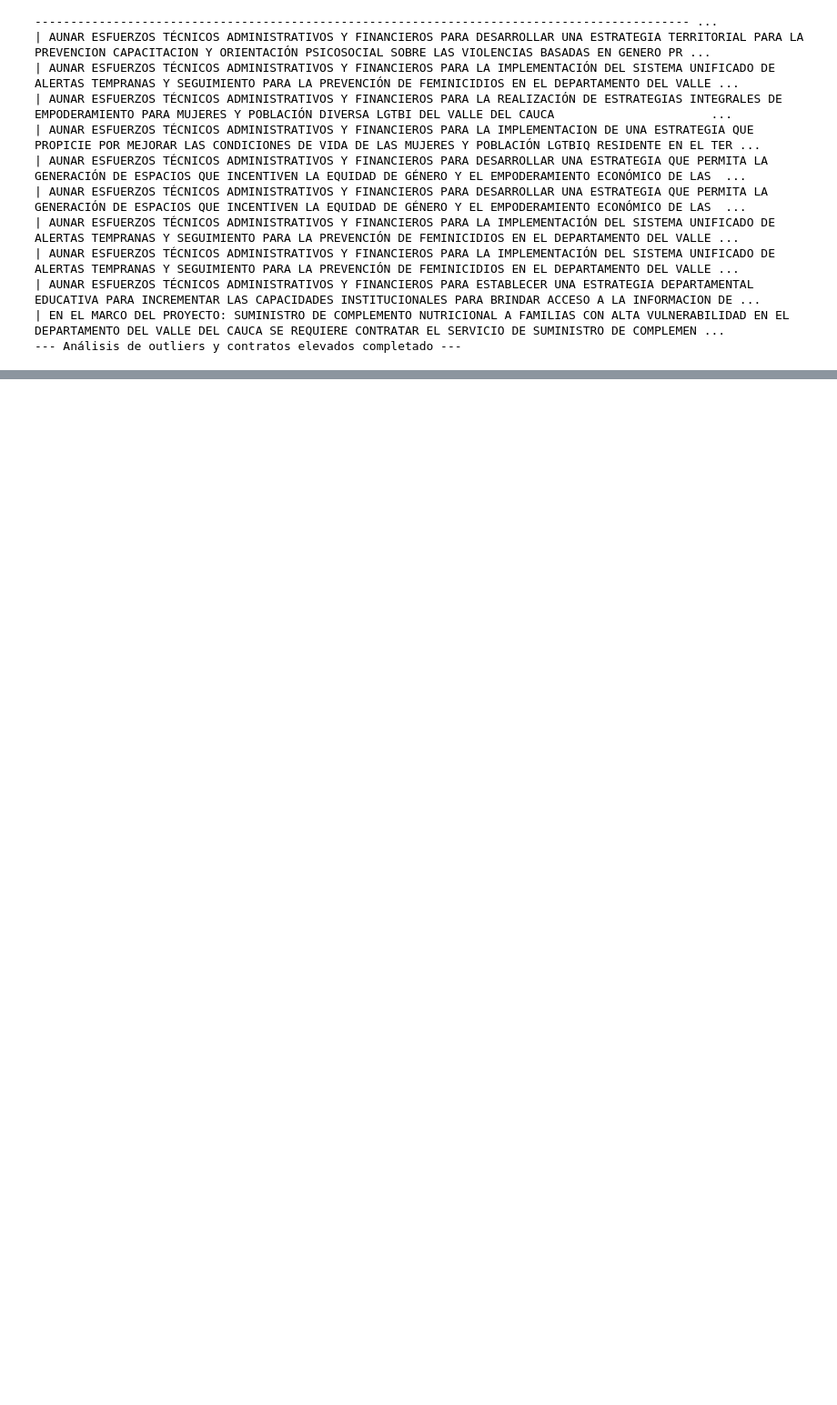
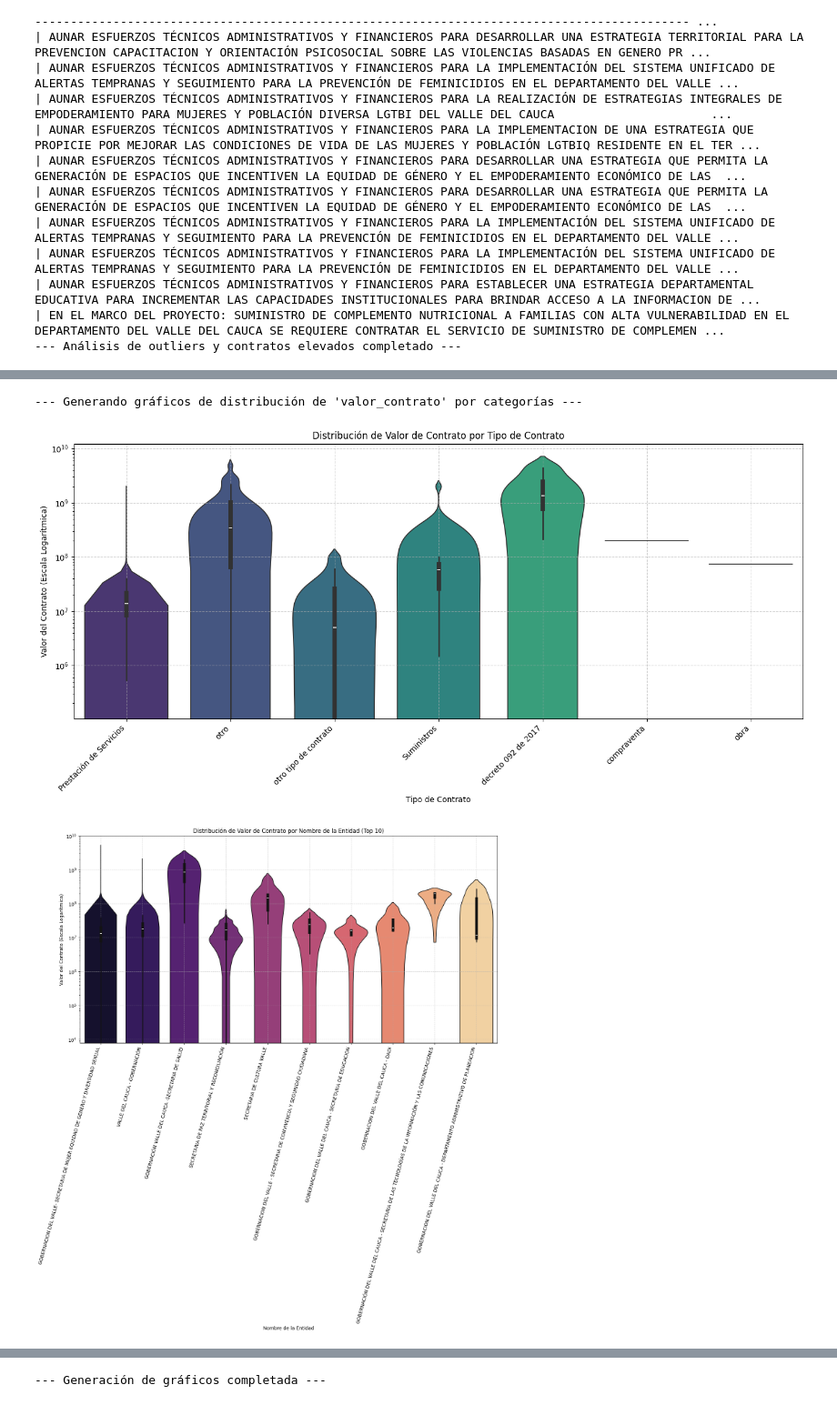
Before and after one commit to estebanoli8/secop_valle_mujer, a Jupyter notebook: no_supervisado_secop_mujer_valle.ipynb, the cells around one changed output, grey strips where cells are left out. Shown at 91% size. Saved outputs shown, nothing was run; the diff lists cells and outputs as text; code cells hidden in the pictures; blank space fills up the shorter version.

```diff
--- a/no_supervisado_secop_mujer_valle.ipynb
+++ b/no_supervisado_secop_mujer_valle.ipynb
@@ -212,0 +613,63 @@ Name: count, dtype: int64
+# %%
+import matplotlib.pyplot as plt
+import seaborn as sns
+
+print("--- Generando gráficos de distribución de 'valor_contrato' por categorías ---")
+
+# 1. Gráfico: 'tipo_de_contrato' vs 'valor_contrato'
+plt.figure(figsize=(14, 7))
+sns.violinplot(x='tipo_de_contrato', y='valor_contrato', data=df_contracts_loaded, palette='viridis', hue='tipo_de_contrato', legend=False)
+plt.title('Distribución de Valor de Contrato por Tipo de Contrato')
+plt.xlabel('Tipo de Contrato')
+plt.ylabel('Valor del Contrato (Escala Logarítmica)')
+plt.yscale('log')
+plt.xticks(rotation=45, ha='right')
+plt.tight_layout()
+plt.grid(True, linestyle='--', alpha=0.6)
+plt.show()
+
+# 2. Gráfico: 'nombre_de_la_entidad' vs 'valor_contrato'
+# Para 'nombre_de_la_entidad', puede haber muchas categorías. Se mostrarán los 10 principales para no saturar el gráfico.
+top_10_entities = df_contracts_loaded['nombre_de_la_entidad'].value_counts().head(10).index
+df_top_entities = df_contracts_loaded[df_contracts_loaded['nombre_de_la_entidad'].isin(top_10_entities)]
+
+plt.figure(figsize=(16, 8))
+sns.violinplot(x='nombre_de_la_entidad', y='valor_contrato', data=df_top_entities, palette='magma', hue='nombre_de_la_entidad', legend=False)
+plt.title('Distribución de Valor de Contrato por Nombre de la Entidad (Top 10)')
+plt.xlabel('Nombre de la Entidad')
+plt.ylabel('Valor del Contrato (Escala Logarítmica)')
+plt.yscale('log')
+plt.xticks(rotation=75, ha='right')
+plt.tight_layout()
+plt.grid(True, linestyle='--', alpha=0.6)
+plt.show()
+
+# 3. Gráfico: 'modalidad_de_contrataci_n' vs 'valor_contrato'
+plt.figure(figsize=(14, 7))
+sns.violinplot(x='modalidad_de_contrataci_n', y='valor_contrato', data=df_contracts_loaded, palette='plasma', hue='modalidad_de_contrataci_n', legend=False)
+plt.title('Distribución de Valor de Contrato por Modalidad de Contratación')
+plt.xlabel('Modalidad de Contratación')
+plt.ylabel('Valor del Contrato (Escala Logarítmica)')
+plt.yscale('log')
+plt.xticks(rotation=45, ha='right')
+plt.tight_layout()
+plt.grid(True, linestyle='--', alpha=0.6)
+plt.show()
+
+# 4. Gráfico: 'tipo_documento_proveedor' vs 'valor_contrato'
+plt.figure(figsize=(14, 7))
+sns.violinplot(x='tipo_documento_proveedor', y='valor_contrato', data=df_contracts_loaded, palette='cividis', hue='tipo_documento_proveedor', legend=False)
+plt.title('Distribución de Valor de Contrato por Tipo de Documento de Proveedor')
+plt.xlabel('Tipo de Documento de Proveedor')
+plt.ylabel('Valor del Contrato (Escala Logarítmica)')
+plt.yscale('log')
+plt.xticks(rotation=45, ha='right')
+plt.tight_layout()
+plt.grid(True, linestyle='--', alpha=0.6)
+plt.show()
+
+print("--- Generación de gráficos completada ---")
+# %% [output]
+--- Generando gráficos de distribución de 'valor_contrato' por categorías ---
+[figure, added]
+[figure, added]
@@ -212,0 +678 @@ Name: count, dtype: int64
+--- Generación de gráficos completada ---
```
Also changed, not shown: parts of 22 cells of this notebook.
